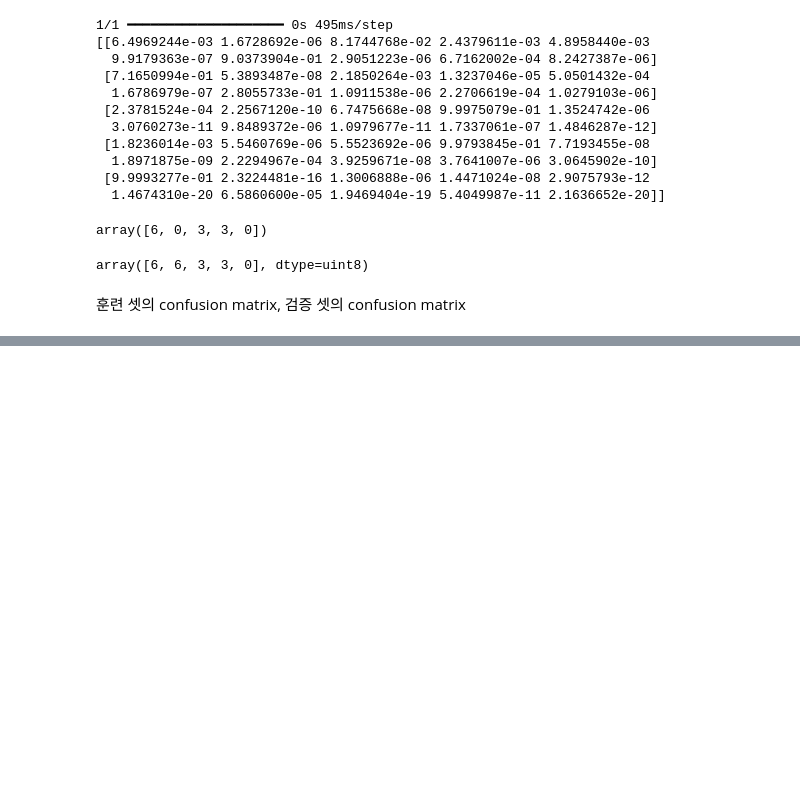
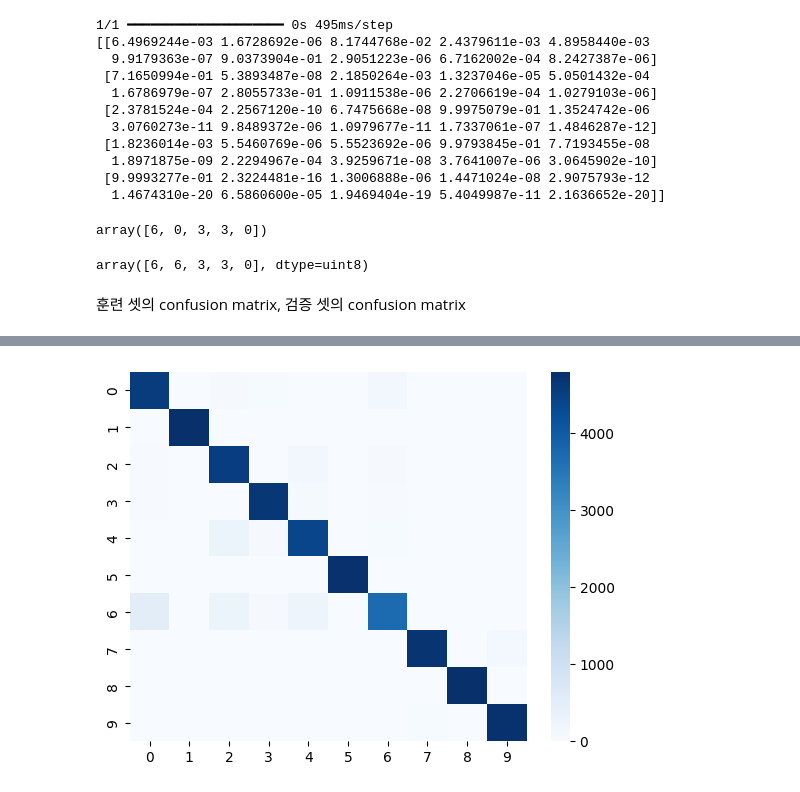
Before and after one commit to JakeOh/202505_BD50, a Jupyter notebook: lab_da/ml18_cnn.ipynb, the cells around one changed output, grey strips where cells are left out. Cells and saved outputs as stored; diff of their text form; code cells hidden in the pictures; blank space fills up the shorter version.

Commit message:
train/validation confusion matrix

```diff
--- a/lab_da/ml18_cnn.ipynb
+++ b/lab_da/ml18_cnn.ipynb
@@ -545,3 +547,6 @@ y_train[:5]  #> 실제 레이블
 array([6, 6, 3, 3, 0], dtype=uint8)
 # %% [markdown]
 훈련 셋의 confusion matrix, 검증 셋의 confusion matrix
+# %%
+train_predicts = model.predict(x=x_train)  # 훈련 셋에서의 예측 확률들
+train_pred_labels = train_predicts.argmax(axis=1)  # 훈련 셋에서의 예측값들
@@ -547,0 +555,3 @@ array([6, 6, 3, 3, 0], dtype=uint8)
+# %%
+conf_mat = confusion_matrix(y_true=y_train, y_pred=train_pred_labels)
+print(conf_mat)
@@ -547,0 +569,5 @@ array([6, 6, 3, 3, 0], dtype=uint8)
+# %%
+sns.heatmap(data=conf_mat, cmap='Blues')
+plt.show()
+# %% [output]
+[figure, added]
```
Also changed, not shown: parts of 7 cells of this notebook.
